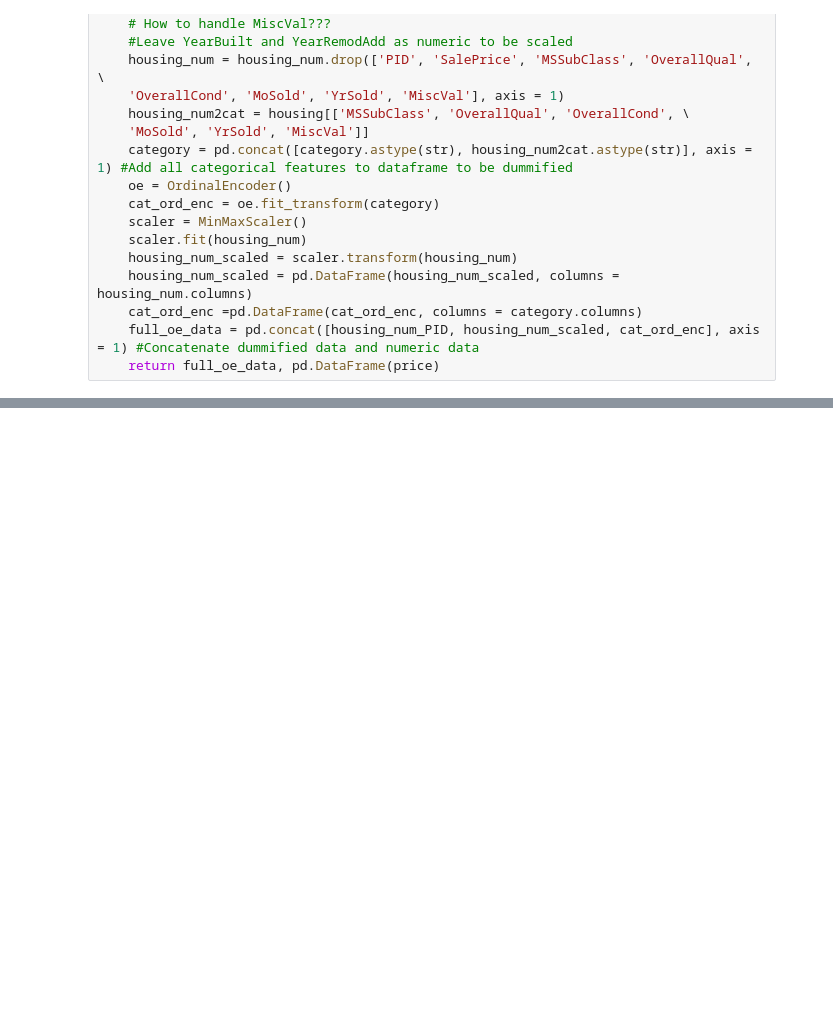
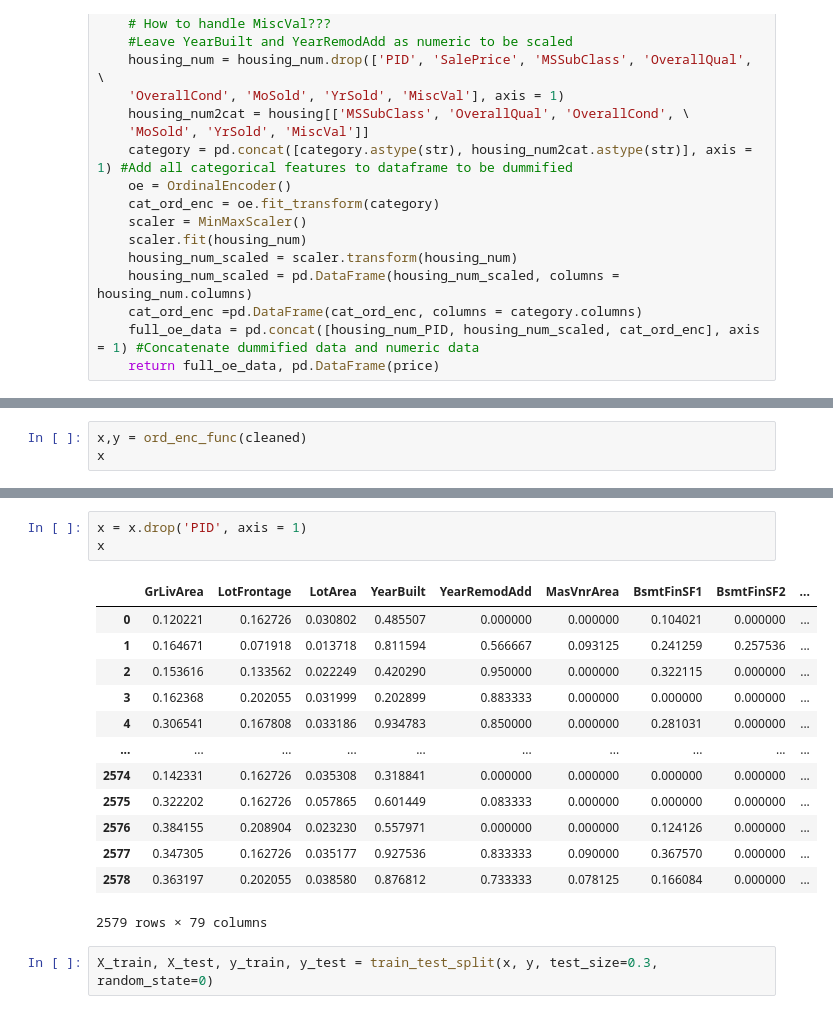
Before and after one commit to djhang99/housing_prices, a Jupyter notebook: Hugh_Goode/Tree_Modeling.ipynb, the cells around one changed output, grey strips where cells are left out. Drawn from its saved outputs; the diff is of its cells as text; blank space fills up the shorter version.

```diff
--- a/Hugh_Goode/Tree_Modeling.ipynb
+++ b/Hugh_Goode/Tree_Modeling.ipynb
@@ -302,0 +302,3 @@ test1
+# %%
+x,y = ord_enc_func(cleaned)
+x
@@ -302,0 +319,19 @@ test1
+# %%
+x = x.drop('PID', axis = 1)
+x
+# %% [output]
+|  | GrLivArea | LotFrontage | LotArea | YearBuilt | YearRemodAdd | MasVnrArea | BsmtFinSF1 | BsmtFinSF2 | ... |
+| 0 | 0.120221 | 0.162726 | 0.030802 | 0.485507 | 0.000000 | 0.000000 | 0.104021 | 0.000000 | ... |
+| 1 | 0.164671 | 0.071918 | 0.013718 | 0.811594 | 0.566667 | 0.093125 | 0.241259 | 0.257536 | ... |
+| 2 | 0.153616 | 0.133562 | 0.022249 | 0.420290 | 0.950000 | 0.000000 | 0.322115 | 0.000000 | ... |
+| 3 | 0.162368 | 0.202055 | 0.031999 | 0.202899 | 0.883333 | 0.000000 | 0.000000 | 0.000000 | ... |
+| 4 | 0.306541 | 0.167808 | 0.033186 | 0.934783 | 0.850000 | 0.000000 | 0.281031 | 0.000000 | ... |
+| ... | ... | ... | ... | ... | ... | ... | ... | ... | ... |
+| 2574 | 0.142331 | 0.162726 | 0.035308 | 0.318841 | 0.000000 | 0.000000 | 0.000000 | 0.000000 | ... |
+| 2575 | 0.322202 | 0.162726 | 0.057865 | 0.601449 | 0.083333 | 0.000000 | 0.000000 | 0.000000 | ... |
+| 2576 | 0.384155 | 0.208904 | 0.023230 | 0.557971 | 0.000000 | 0.000000 | 0.124126 | 0.000000 | ... |
+| 2577 | 0.347305 | 0.162726 | 0.035177 | 0.927536 | 0.833333 | 0.090000 | 0.367570 | 0.000000 | ... |
+| 2578 | 0.363197 | 0.202055 | 0.038580 | 0.876812 | 0.733333 | 0.078125 | 0.166084 | 0.000000 | ... |
+2579 rows × 79 columns
+# %%
+X_train, X_test, y_train, y_test = train_test_split(x, y, test_size=0.3, random_state=0)
```
Also changed, not shown: parts of 15 cells of this notebook.
